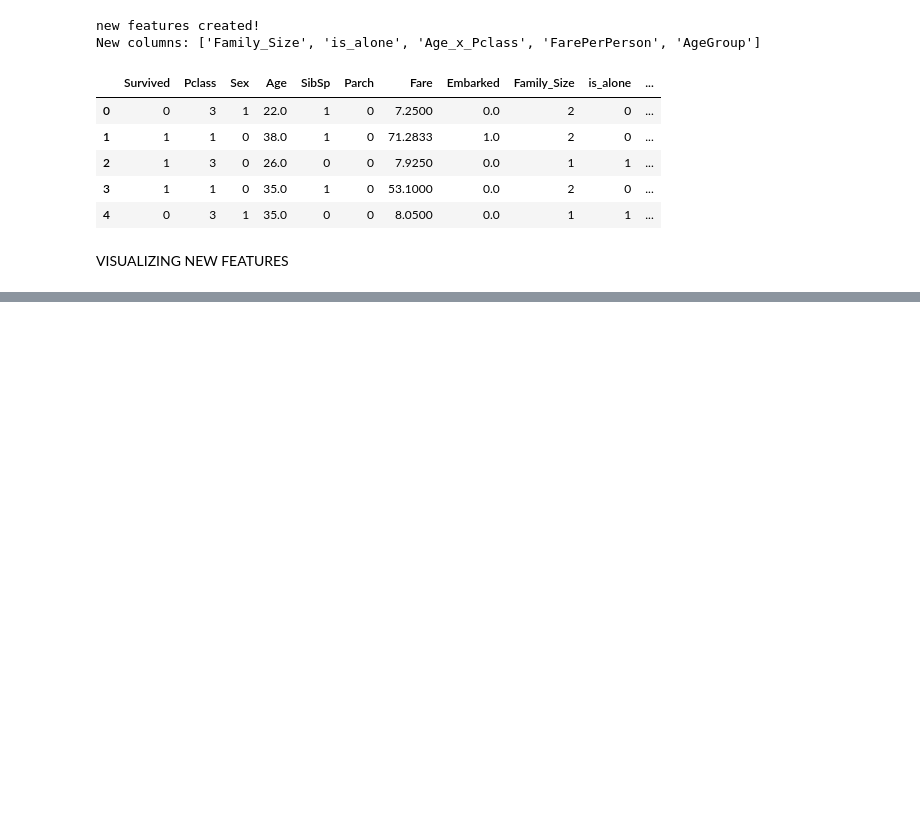
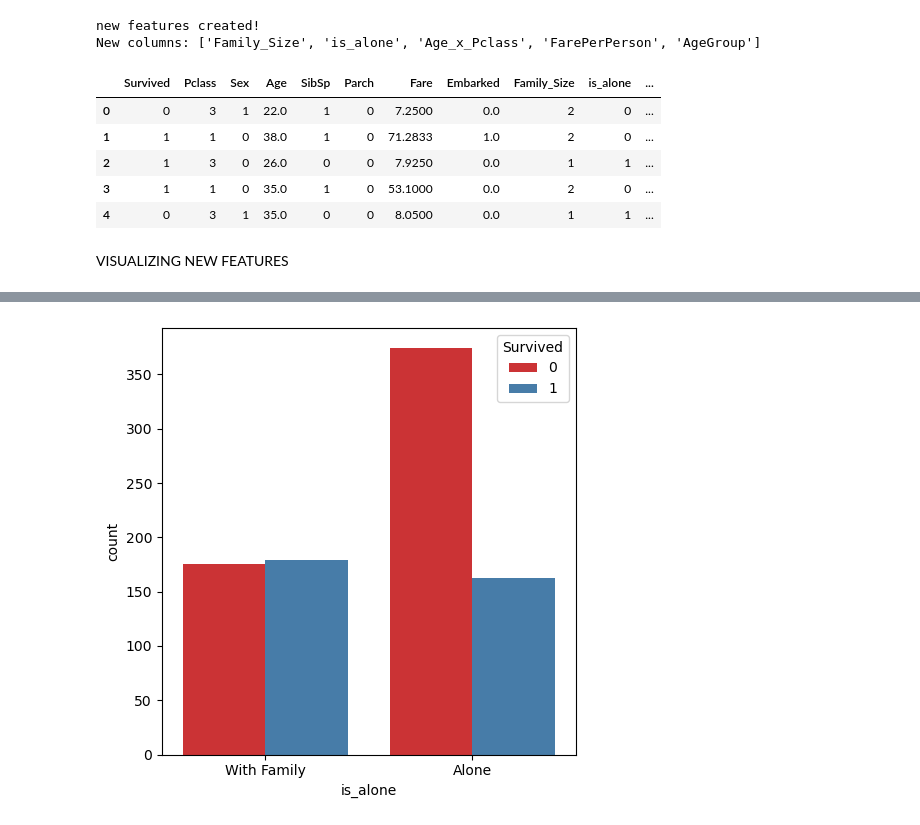
Before and after one commit to nitin864/titanic-survival-prediction, a Jupyter notebook: notebooks/featured_eng/featured_engineering.ipynb, the cells around one changed output, grey strips where cells are left out. Cells and saved outputs as stored; diff of their text form; code cells hidden in the pictures; blank space fills up the shorter version.

```diff
--- a/notebooks/featured_eng/featured_engineering.ipynb
+++ b/notebooks/featured_eng/featured_engineering.ipynb
@@ -77,0 +92,12 @@ VISUALIZING NEW FEATURES
+# %%
+# Is Alone vs Survival
+
+plt.figure(figsize=(5,5))
+sns.countplot(x='is_alone', hue='Survived', data=df , palette='Set1')
+axes[1].set_title('Alone vs Survival (0=With Family)')
+plt.xticks([0,1], ['With Family', 'Alone'], rotation=0)
+
+plt.tight_layout()
+plt.show()
+# %% [output]
+[figure, added]
```
Also changed, not shown: parts of 3 cells of this notebook.
